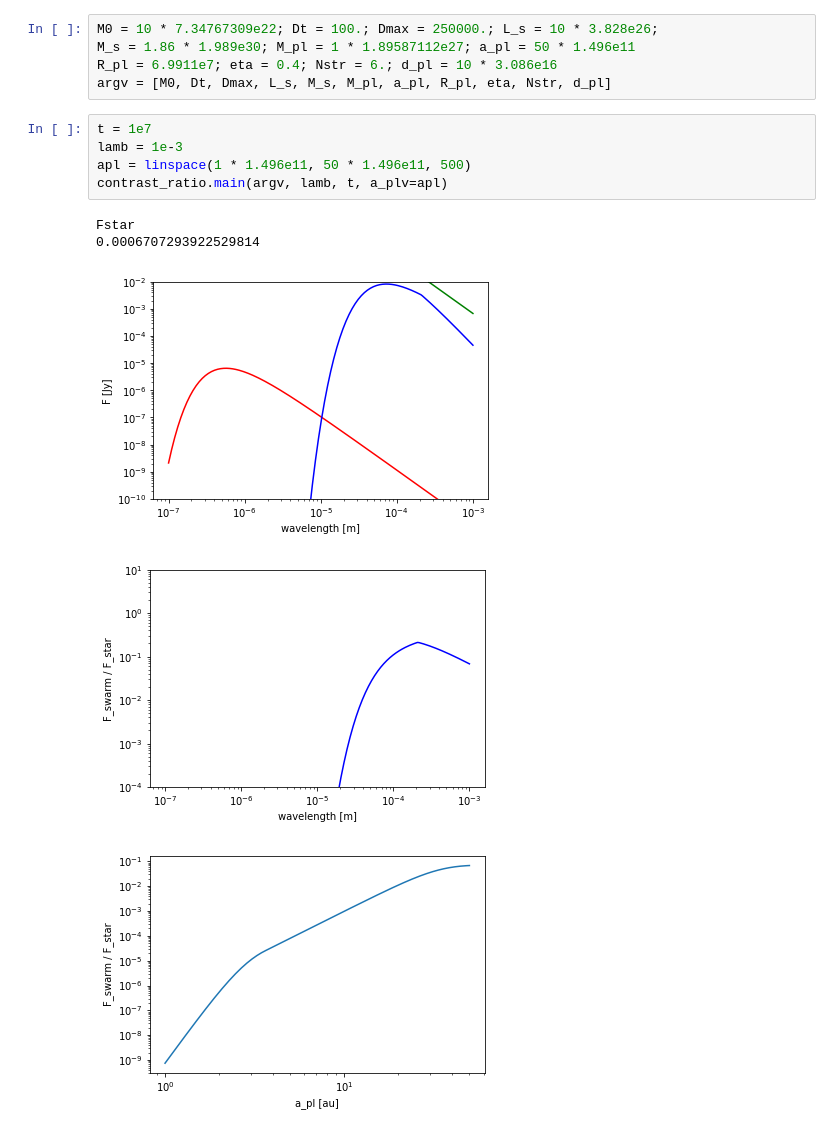
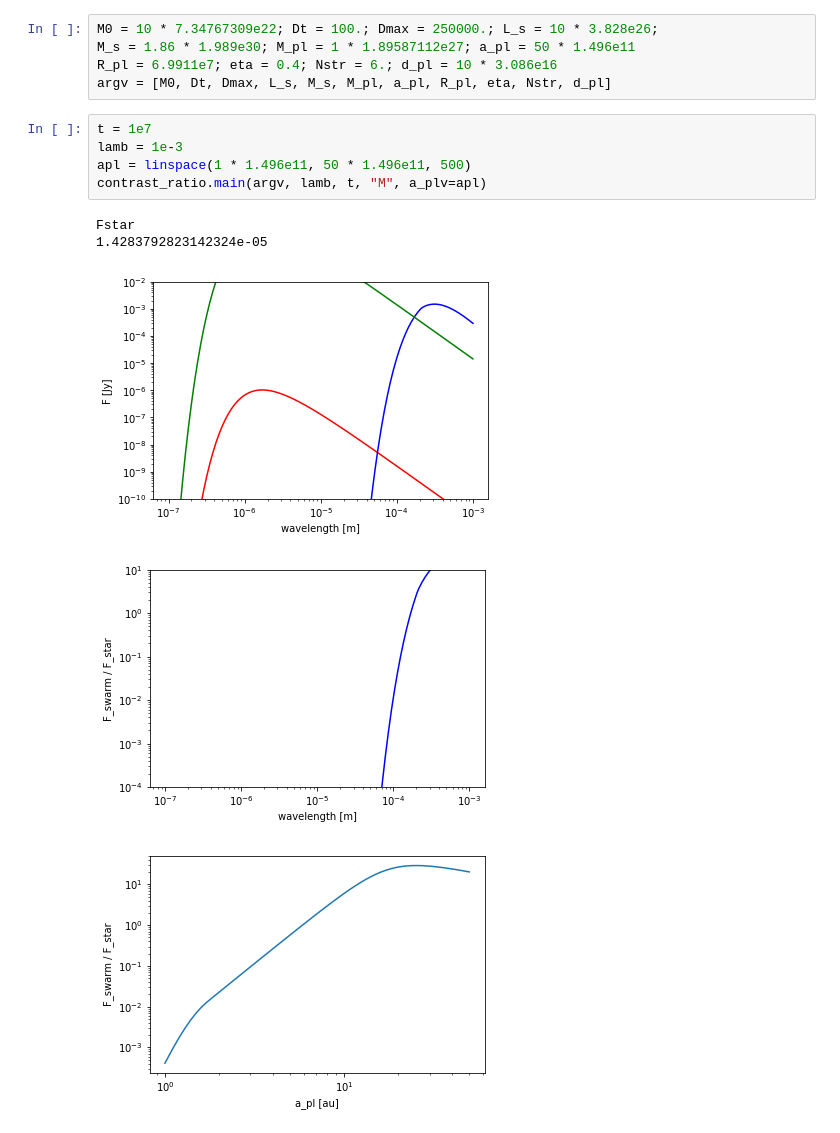
Before and after one commit to LoicNassif/CE-Irregular-Satellites, a Jupyter notebook: src/contrast_ratio.ipynb, the cells around one changed output. Saved outputs shown, nothing was run; the diff lists cells and outputs as text.

```diff
--- a/src/contrast_ratio.ipynb
+++ b/src/contrast_ratio.ipynb
@@ -9,11 +9,11 @@ argv = [M0, Dt, Dmax, L_s, M_s, M_pl, a_pl, R_pl, eta, Nstr, d_pl]
 # %%
 t = 1e7
 lamb = 1e-3
 apl = linspace(1 * 1.496e11, 50 * 1.496e11, 500)
-contrast_ratio.main(argv, lamb, t, a_plv=apl)
+contrast_ratio.main(argv, lamb, t, "M", a_plv=apl)
 # %% [output]
 Fstar
-0.0006707293922529814
+1.4283792823142324e-05
-[figure, old version]
+[figure, new version]
-[figure, old version]
+[figure, new version]
-[figure, old version]
+[figure, new version]
```
Also changed, not shown: 1 other file.
